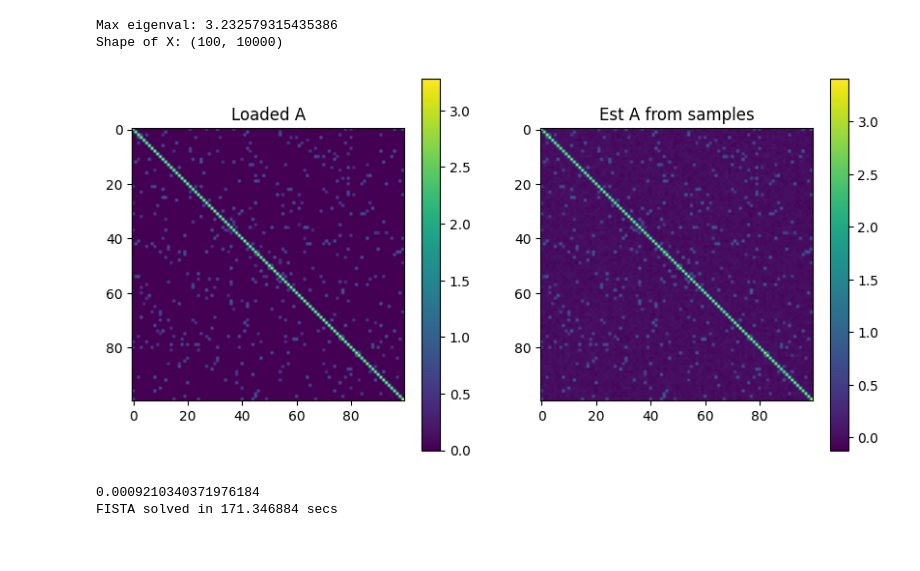
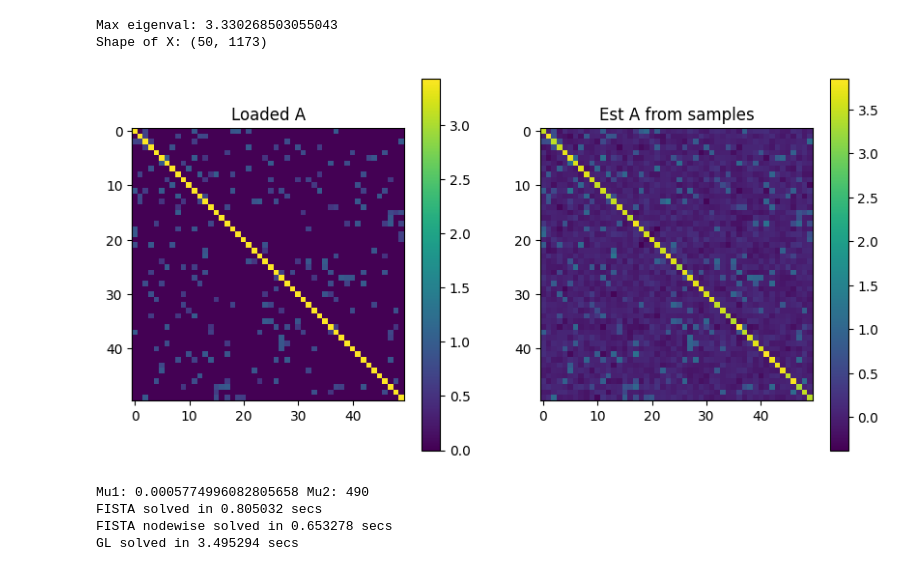
Before and after one commit to andreibuciulea/fair_GL, a Jupyter notebook: example_fast_algs.ipynb, the cells around one changed output. Saved outputs shown, nothing was run; the diff lists cells and outputs as text; code cells hidden in the pictures.

```diff
--- a/example_fast_algs.ipynb
+++ b/example_fast_algs.ipynb
@@ -29,7 +32,7 @@ p = mean_deg/(N-1)
 weighted_edges = True
 w_range = (.5, 1)
 group_prop = [.25, .75]
-M = 10000
+M = int((N + mean_deg*N)*np.log(N))
 
 # Create Graph
 graph = nx.erdos_renyi_graph(N, p, directed=False)
@@ -41,66 +44,75 @@ if weighted_edges:
 
 # Precision matrix as loaded adjacency
 max_eigenval = np.abs(la.eigvalsh(A)[0])
 
 print('Max eigenval:', max_eigenval)
 
 # A_loaded = (max_eigenval + .01) * np.eye(N) + A
 A_loaded = (max_eigenval + .1) * np.eye(N) + A
 assert np.all(la.eigvalsh(A_loaded) >= 0), 'Precision is not a PSD matrix'
 
 # Create GMRF signals
 mean = np.zeros(N)
 Cov = la.inv(A_loaded)
 X = np.random.multivariate_normal(mean, Cov, size=M).T
 Cov_hat = X @ X.T / M
 
 # Create 2 sensitive groups
 Z = utils.create_Z(N, group_prop)
 
 # Plot data
 fig, axes = plt.subplots(1, 2, figsize=(10, 5))
 im1 = axes[0].imshow(A_loaded)
 axes[0].set_title('Loaded A')
 fig.colorbar(im1, ax=axes[0])
 im2 = axes[1].imshow(la.inv(Cov_hat))
 axes[1].set_title('Est A from samples')
 fig.colorbar(im2, ax=axes[1])
 
 print('Shape of X:', X.shape)
 # %% [output]
-Max eigenval: 3.232579315435386
-Shape of X: (100, 10000)
+Max eigenval: 3.330268503055043
+Shape of X: (50, 1173)
-[figure, old version]
+[figure, new version]
 # %%
 stepsize = 5e-3
 epsilon = .1
-mu1 = np.log(N)/M * 2 #.01
-mu2 = 0  # .1
+mu1 = np.sqrt(np.log(N)/M) * .01
+mu2 =  10*(N-1)
+max_iters = 1000
 
-print(mu1)
+print('Mu1:', mu1, 'Mu2:', mu2)
 
 #####   DP - FISTA estimate   #####
 bias_type = 'dp'
 t_i = time.time()
 A_fista, errs_A_fista = opt.FairGLASSO_fista(Cov_hat, mu1, stepsize, mu2, Z, bias_type, epsilon=epsilon,
-                                           iters=1000, EARLY_STOP=True, RETURN_ITERS=True)
-t_solved = time.time() - t_i
-print(f'FISTA solved in {t_solved:3f} secs')
+                                           iters=max_iters, EARLY_STOP=True, RETURN_ITERS=True, prec_type='non-negative')
+t_solved_fista = time.time() - t_i
+np.fill_diagonal(A_fista, 0)
+mean_A_fista = np.mean(utils.mat2lowtri(np.abs(A_fista)))
+print(f'FISTA solved in {t_solved_fista:3f} secs')
 
 #####   Nodewise - FISTA estimate   #####
-# bias_type = 'nodewise'
-# t_i = time.time()
-# A_fista_n, errs_A_fista_n = opt.FairGLASSO_fista(Cov_hat, mu1, stepsize, mu2, Z, bias_type, epsilon=epsilon,
-#                                                  iters=1000, EARLY_STOP=True, RETURN_ITERS=True)
-# t_solved = time.time() - t_i
-# print(f'FISTA nodewise solved in {t_solved:3f} secs')
+bias_type = 'nodewise'
+t_i = time.time()
+A_fista_n, errs_A_fista_n = opt.FairGLASSO_fista(Cov_hat, mu1, stepsize, 0, Z, bias_type, epsilon=epsilon,
+                                                 iters=max_iters, EARLY_STOP=True, RETURN_ITERS=True, prec_type='non-negative')
+t_solved_fista_n = time.time() - t_i
+np.fill_diagonal(A_fista_n, 0)
+mean_A_fista_n = np.mean(utils.mat2lowtri(np.abs(A_fista_n)))
+print(f'FISTA nodewise solved in {t_solved_fista_n:3f} secs')
 
 #####   Graphical Lasso estimate   #####
-# t_i = time.time()
-# _, A_gl = graphical_lasso(Cov_hat, alpha=mu1, max_iter=1000, tol=1e-6)
-# t_solved = time.time() - t_i
-# print(f'GL solved in {t_solved:3f} secs')
+t_i = time.time()
+_, A_gl = graphical_lasso(Cov_hat, alpha=mu1, max_iter=max_iters, tol=1e-6)
+t_solved_glasso = time.time() - t_i
+np.fill_diagonal(A_gl, 0)
+mean_A_gl = np.mean(utils.mat2lowtri(np.abs(A_gl)))
+print(f'GL solved in {t_solved_glasso:3f} secs')
 # %% [output]
-0.0009210340371976184
-FISTA solved in 171.346884 secs
+Mu1: 0.0005774996082805658 Mu2: 490
+FISTA solved in 0.805032 secs
+FISTA nodewise solved in 0.653278 secs
+GL solved in 3.495294 secs
 # %%
```
Also changed, not shown: parts of 2 cells of this notebook, 2 other files.
